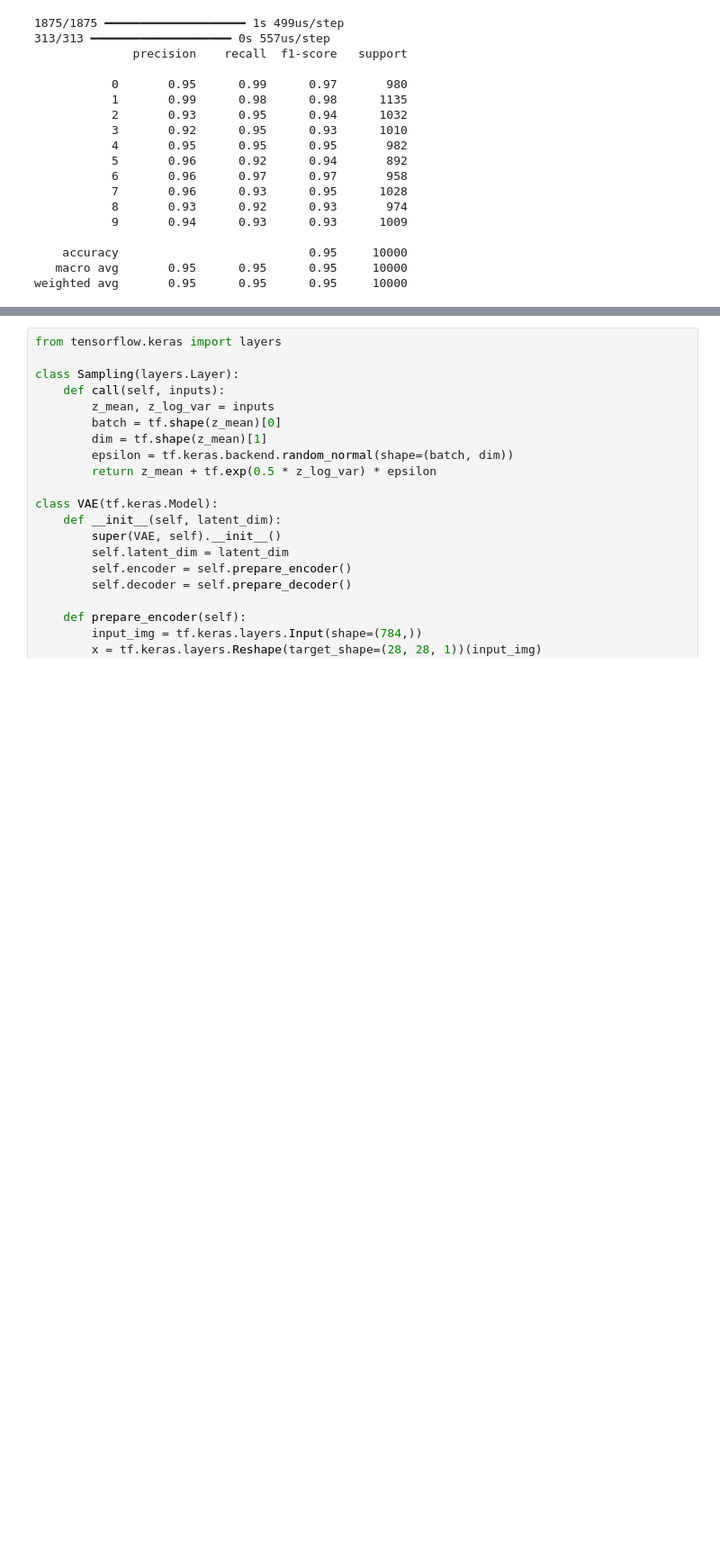
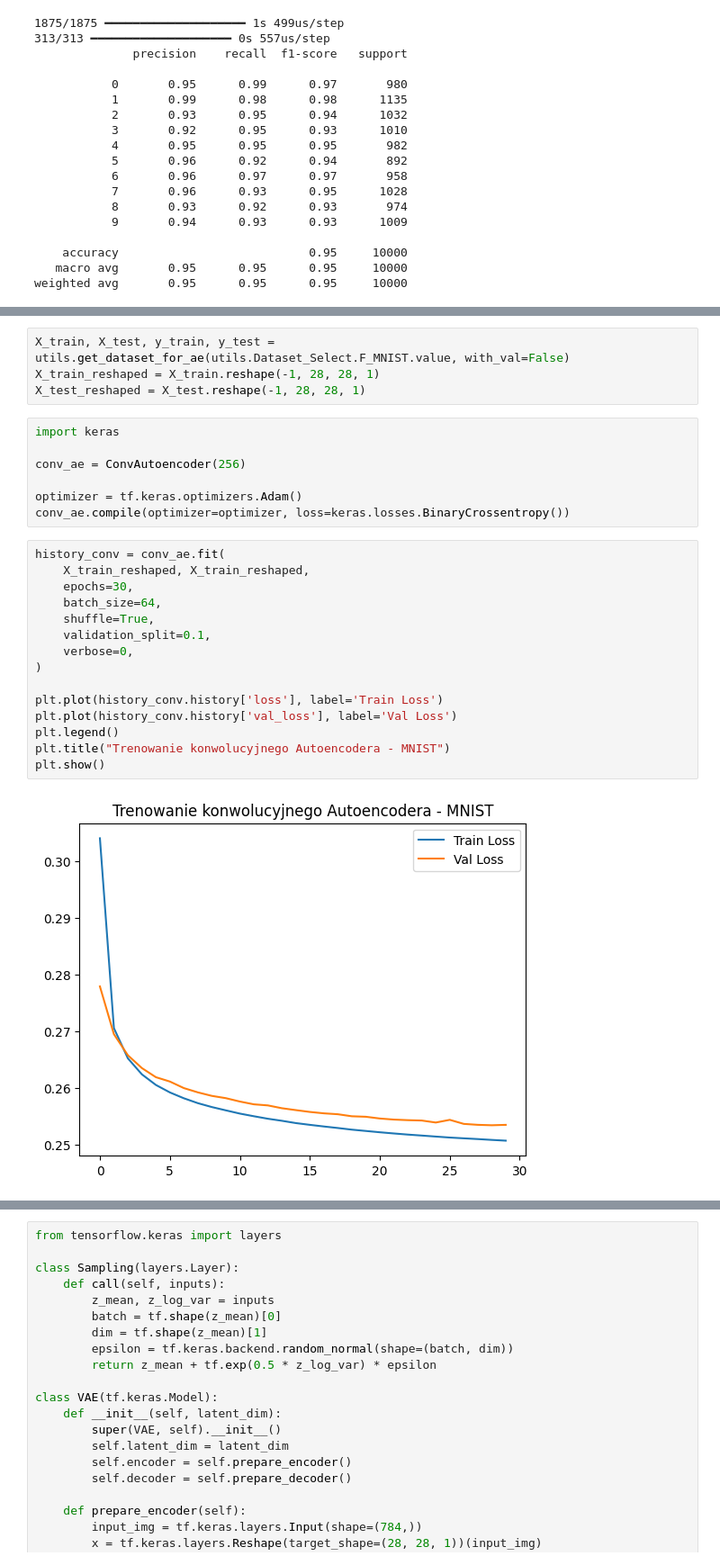
Before and after one commit to mwardynski/machine-learning, a Jupyter notebook: lab7/lab7_4.ipynb, the cells around one changed output, grey strips where cells are left out. Shown at 90% size. Cells and saved outputs as stored; diff of their text form; blank space fills up the shorter version.

```diff
--- a/lab7/lab7_4.ipynb
+++ b/lab7/lab7_4.ipynb
@@ -281,0 +474,28 @@ weighted avg       0.95      0.95      0.95     10000
+# %%
+X_train, X_test, y_train, y_test = utils.get_dataset_for_ae(utils.Dataset_Select.F_MNIST.value, with_val=False)
+X_train_reshaped = X_train.reshape(-1, 28, 28, 1)
+X_test_reshaped = X_test.reshape(-1, 28, 28, 1)
+# %%
+import keras
+
+conv_ae = ConvAutoencoder(256)
+
+optimizer = tf.keras.optimizers.Adam()
+conv_ae.compile(optimizer=optimizer, loss=keras.losses.BinaryCrossentropy())
+# %%
+history_conv = conv_ae.fit(
+    X_train_reshaped, X_train_reshaped,
+    epochs=30,
+    batch_size=64,
+    shuffle=True,
+    validation_split=0.1,
+    verbose=0,
+)
+
+plt.plot(history_conv.history['loss'], label='Train Loss')
+plt.plot(history_conv.history['val_loss'], label='Val Loss')
+plt.legend()
+plt.title("Trenowanie konwolucyjnego Autoencodera - MNIST")
+plt.show()
+# %% [output]
+[figure, added]
```
Also changed, not shown: parts of 46 cells of this notebook.
